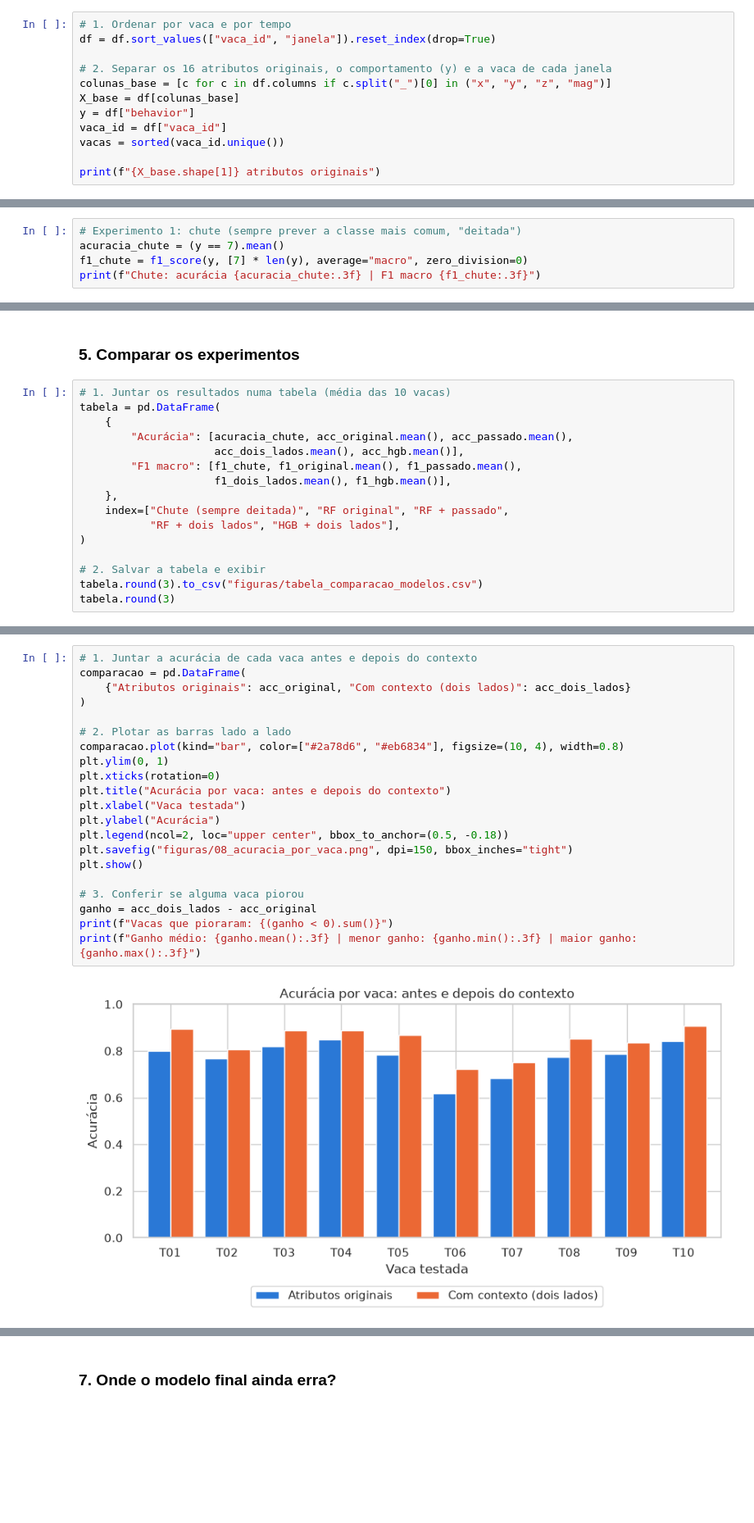
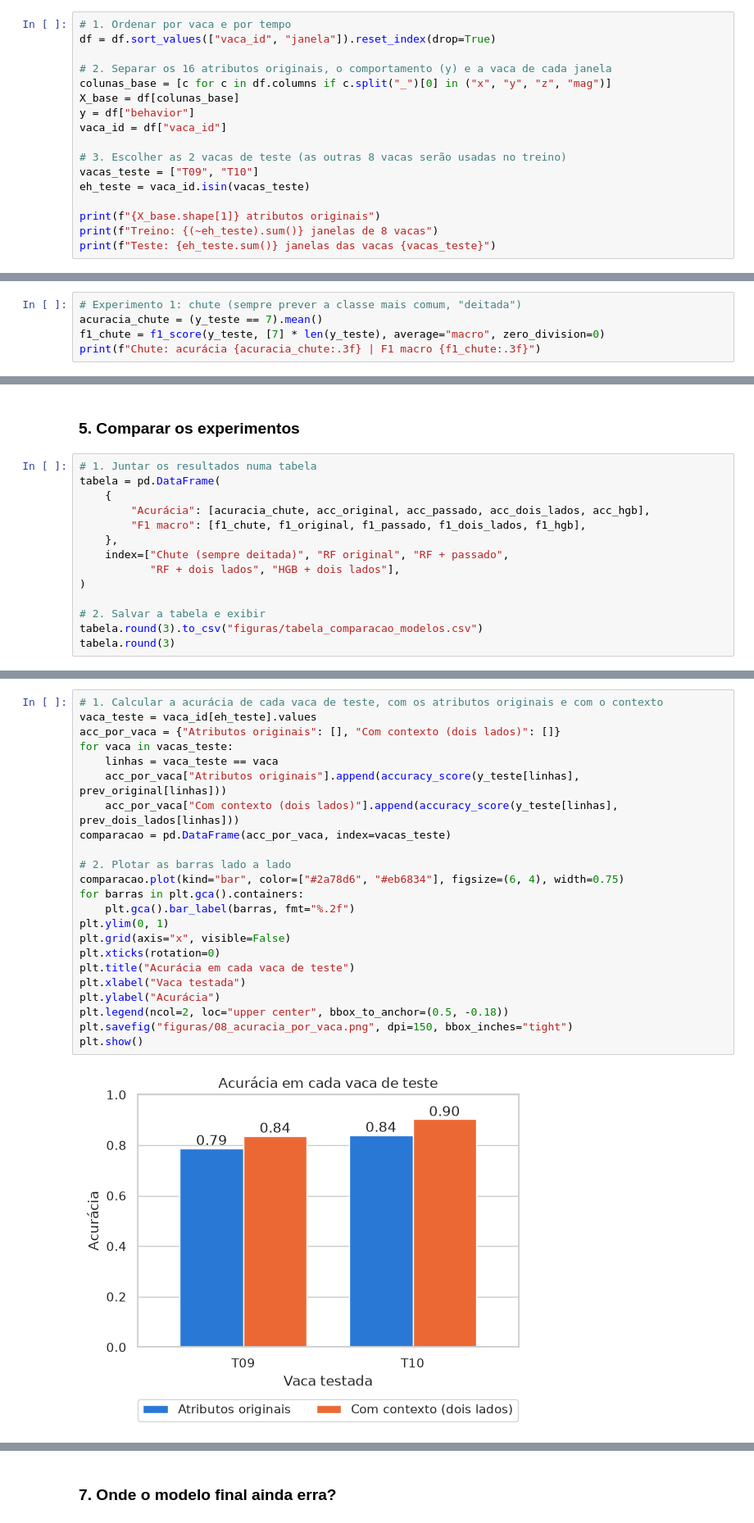
Before and after one commit to maicongiehl/unijui-pcd-cow-behavior-classification, a Jupyter notebook: model.ipynb, the cells around one changed output, grey strips where cells are left out. Shown at 82% size. Drawn from its saved outputs; the diff is of its cells as text; blank space fills up the shorter version.

```diff
--- a/model.ipynb
+++ b/model.ipynb
@@ -171,8 +171,13 @@ colunas_base = [c for c in df.columns if c.split("_")[0] in ("x", "y", "z", "mag
 X_base = df[colunas_base]
 y = df["behavior"]
 vaca_id = df["vaca_id"]
-vacas = sorted(vaca_id.unique())
+
+# 3. Escolher as 2 vacas de teste (as outras 8 vacas serão usadas no treino)
+vacas_teste = ["T09", "T10"]
+eh_teste = vaca_id.isin(vacas_teste)
 
 print(f"{X_base.shape[1]} atributos originais")
+print(f"Treino: {(~eh_teste).sum()} janelas de 8 vacas")
+print(f"Teste: {eh_teste.sum()} janelas das vacas {vacas_teste}")
 # %% [output]
 16 atributos originais
@@ -245,6 +249,6 @@ Cada experimento leva cerca de 1 minuto.
 # %%
 # Experimento 1: chute (sempre prever a classe mais comum, "deitada")
-acuracia_chute = (y == 7).mean()
-f1_chute = f1_score(y, [7] * len(y), average="macro", zero_division=0)
+acuracia_chute = (y_teste == 7).mean()
+f1_chute = f1_score(y_teste, [7] * len(y_teste), average="macro", zero_division=0)
 print(f"Chute: acurácia {acuracia_chute:.3f} | F1 macro {f1_chute:.3f}")
 # %% [output]
@@ -276,13 +280,11 @@ HGB + dois lados: acurácia 0.846 | F1 macro 0.825
 # %% [markdown]
 ### 5. Comparar os experimentos
 # %%
-# 1. Juntar os resultados numa tabela (média das 10 vacas)
+# 1. Juntar os resultados numa tabela
 tabela = pd.DataFrame(
     {
-        "Acurácia": [acuracia_chute, acc_original.mean(), acc_passado.mean(),
-                     acc_dois_lados.mean(), acc_hgb.mean()],
-        "F1 macro": [f1_chute, f1_original.mean(), f1_passado.mean(),
-                     f1_dois_lados.mean(), f1_hgb.mean()],
+        "Acurácia": [acuracia_chute, acc_original, acc_passado, acc_dois_lados, acc_hgb],
+        "F1 macro": [f1_chute, f1_original, f1_passado, f1_dois_lados, f1_hgb],
     },
     index=["Chute (sempre deitada)", "RF original", "RF + passado",
            "RF + dois lados", "HGB + dois lados"],
@@ -330,23 +334,25 @@ plt.show()
 # %%
-# 1. Juntar a acurácia de cada vaca antes e depois do contexto
-comparacao = pd.DataFrame(
-    {"Atributos originais": acc_original, "Com contexto (dois lados)": acc_dois_lados}
-)
+# 1. Calcular a acurácia de cada vaca de teste, com os atributos originais e com o contexto
+vaca_teste = vaca_id[eh_teste].values
+acc_por_vaca = {"Atributos originais": [], "Com contexto (dois lados)": []}
+for vaca in vacas_teste:
+    linhas = vaca_teste == vaca
+    acc_por_vaca["Atributos originais"].append(accuracy_score(y_teste[linhas], prev_original[linhas]))
+    acc_por_vaca["Com contexto (dois lados)"].append(accuracy_score(y_teste[linhas], prev_dois_lados[linhas]))
+comparacao = pd.DataFrame(acc_por_vaca, index=vacas_teste)
 
 # 2. Plotar as barras lado a lado
-comparacao.plot(kind="bar", color=["#2a78d6", "#eb6834"], figsize=(10, 4), width=0.8)
+comparacao.plot(kind="bar", color=["#2a78d6", "#eb6834"], figsize=(6, 4), width=0.75)
+for barras in plt.gca().containers:
+    plt.gca().bar_label(barras, fmt="%.2f")
 plt.ylim(0, 1)
+plt.grid(axis="x", visible=False)
 plt.xticks(rotation=0)
-plt.title("Acurácia por vaca: antes e depois do contexto")
+plt.title("Acurácia em cada vaca de teste")
 plt.xlabel("Vaca testada")
 plt.ylabel("Acurácia")
 plt.legend(ncol=2, loc="upper center", bbox_to_anchor=(0.5, -0.18))
 plt.savefig("figuras/08_acuracia_por_vaca.png", dpi=150, bbox_inches="tight")
 plt.show()
-
-# 3. Conferir se alguma vaca piorou
-ganho = acc_dois_lados - acc_original
-print(f"Vacas que pioraram: {(ganho < 0).sum()}")
-print(f"Ganho médio: {ganho.mean():.3f} | menor ganho: {ganho.min():.3f} | maior ganho: {ganho.max():.3f}")
 # %% [output]
-[figure, old version]
+[figure, new version]
```
Also changed, not shown: parts of 22 cells of this notebook, 6 other files.
